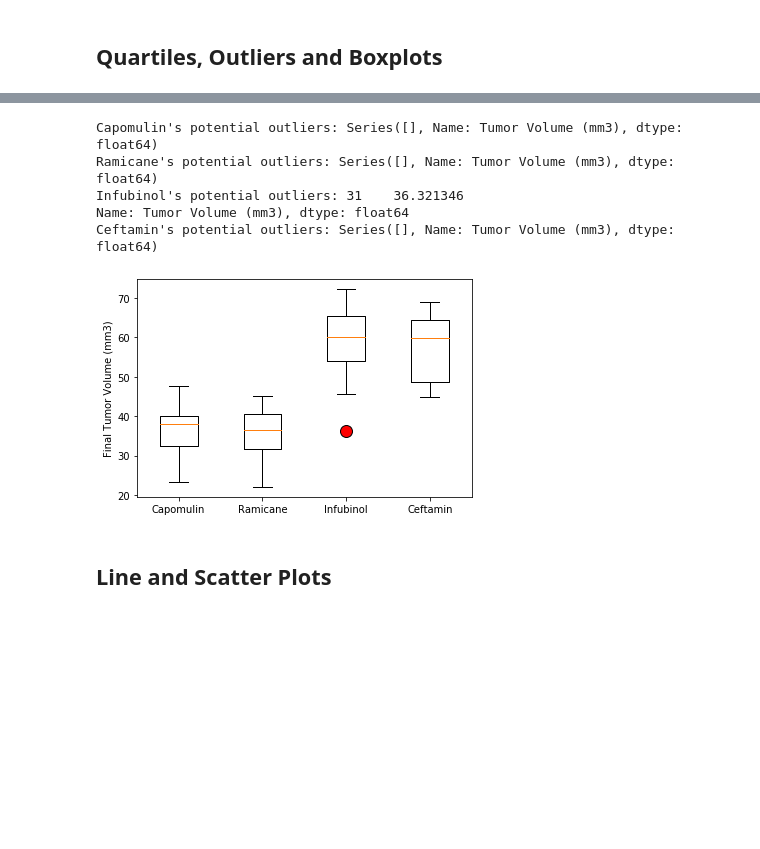
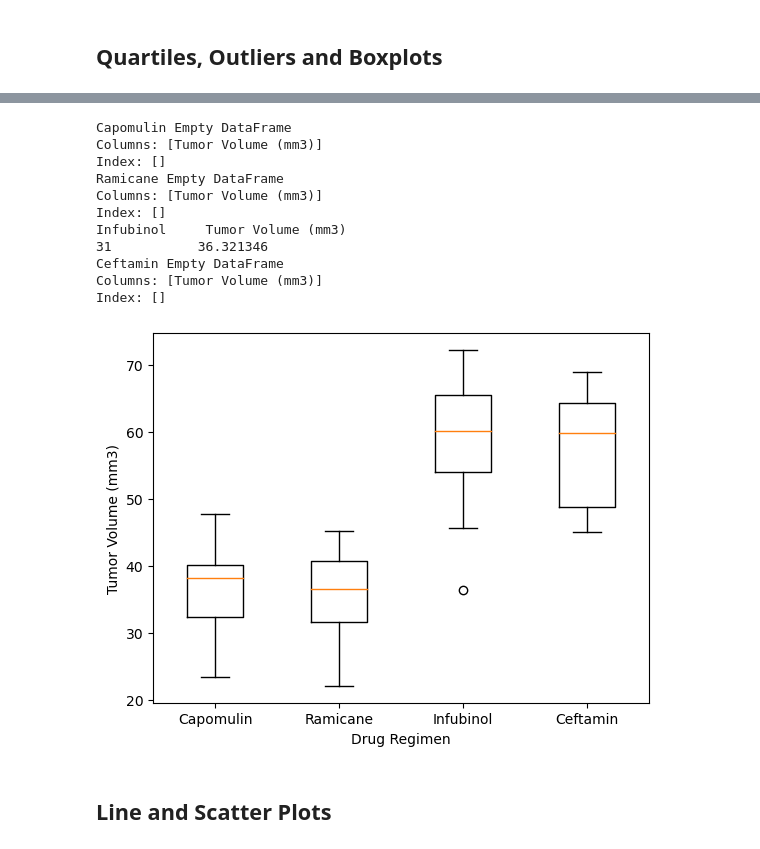
Before and after one commit to DavidsonRCan2/data-vis-challenge, a Jupyter notebook: Pymaceuticals/pymaceuticals_main.ipynb, the cells around one changed output, grey strips where cells are left out. Drawn from its saved outputs; the diff is of its cells as text; code cells hidden in the pictures; blank space fills up the shorter version.

```diff
--- a/Pymaceuticals/pymaceuticals_main.ipynb
+++ b/Pymaceuticals/pymaceuticals_main.ipynb
@@ -64,7 +64,7 @@ duplicates
 | 917 | g989 | Propriva | Female | 21 | 26 | 20 | 54.657650 | ... |
 # %%
 # Create a clean DataFrame by dropping the duplicate mouse by its ID.
-updated_mice = mouse_merge.drop_duplicates(["Mouse ID","Timepoint"], keep='last')
+updated_mice = mouse_merge.drop_duplicates(["Mouse ID","Timepoint"], keep='first')
 updated_mice
 # %% [output]
 |  | Mouse ID | Drug Regimen | Sex | Age_months | Weight (g) | Timepoint | Tumor Volume (mm3) | ... |
@@ -241,6 +232,9 @@ Text(0.5, 1.0, 'Percentage of Mice by Sex')
 # Capomulin, Ramicane, Infubinol, and Ceftamin
 
 # Start by getting the last (greatest) timepoint for each mouse
-
+last_timepoint = final_mice.groupby(["Mouse ID"])["Timepoint"].max()
+last_timepoint = last_timepoint.reset_index()
 
 # Merge this group df with the original DataFrame to get the tumor volume at the last timepoint
+timepoint_merge = last_timepoint.merge(final_mice, on=["Mouse ID","Timepoint"], how='left')
+timepoint_merge
@@ -247,29 +275,56 @@ Text(0.5, 1.0, 'Percentage of Mice by Sex')
 # %%
 # Put treatments into a list for for loop (and later for plot labels)
-
+treatments = ["Capomulin", "Ramicane", "Infubinol", "Ceftamin"]
 
 # Create empty list to fill with tumor vol data (for plotting)
-
+tvol_data = []
 
 # Calculate the IQR and quantitatively determine if there are any potential outliers.
-
+for treatment in treatments:
 
     # Locate the rows which contain mice on each drug and get the tumor volumes
-
+    tvol = timepoint_merge.loc[timepoint_merge["Drug Regimen"]==treatment, 'Tumor Volume (mm3)']
 
     # add subset
+    tvol_data.append(tvol)
 
+    quartiles = tvol.quantile([.25,.5,.75])
+    lowerq = quartiles[0.25]
+    upperq = quartiles[0.75]
+    iqr = upperq-lowerq
 
-    # Determine outliers using upper and lower bounds
+    # print(f"The lower quartile of temperatures is: {lowerq}")
+    # print(f"The upper quartile of temperatures is: {upperq}")
+    # print(f"The interquartile range of temperatures is: {iqr}")
+    # print(f"The the median of temperatures is: {quartiles[0.5]} ")
+
+    lower_bound = lowerq - (1.5*iqr)
+    upper_bound = upperq + (1.5*iqr)
+    # print(f"Values below {lower_bound} could be outliers.")
+    # print(f"Values above {upper_bound} could be outliers.")
+
+    tvol_df = pd.DataFrame(tvol)
+    outlier = tvol_df.loc[(tvol_df['Tumor Volume (mm3)']>=upper_bound)|(tvol_df['Tumor Volume (mm3)']<=lower_bound)]
+    print(treatment, outlier)
 # %% [output]
-Capomulin's potential outliers: Series([], Name: Tumor Volume (mm3), dtype: float64)
-Ramicane's potential outliers: Series([], Name: Tumor Volume (mm3), dtype: float64)
-Infubinol's potential outliers: 31    36.321346
-Name: Tumor Volume (mm3), dtype: float64
-Ceftamin's potential outliers: Series([], Name: Tumor Volume (mm3), dtype: float64)
+Capomulin Empty DataFrame
+Columns: [Tumor Volume (mm3)]
+Index: []
+Ramicane Empty DataFrame
+Columns: [Tumor Volume (mm3)]
+Index: []
+Infubinol     Tumor Volume (mm3)
+31           36.321346
+Ceftamin Empty DataFrame
+Columns: [Tumor Volume (mm3)]
+Index: []
 # %%
 # Generate a box plot that shows the distrubution of the tumor volume for each treatment group.
+plt.boxplot(tvol_data, labels=treatments)
+plt.xlabel("Drug Regimen")
+plt.ylabel("Tumor Volume (mm3)")
+plt.show()
 # %% [output]
-[figure, old version]
+[figure, new version]
 # %% [markdown]
 ## Line and Scatter Plots
```
Also changed, not shown: parts of 15 cells of this notebook.
